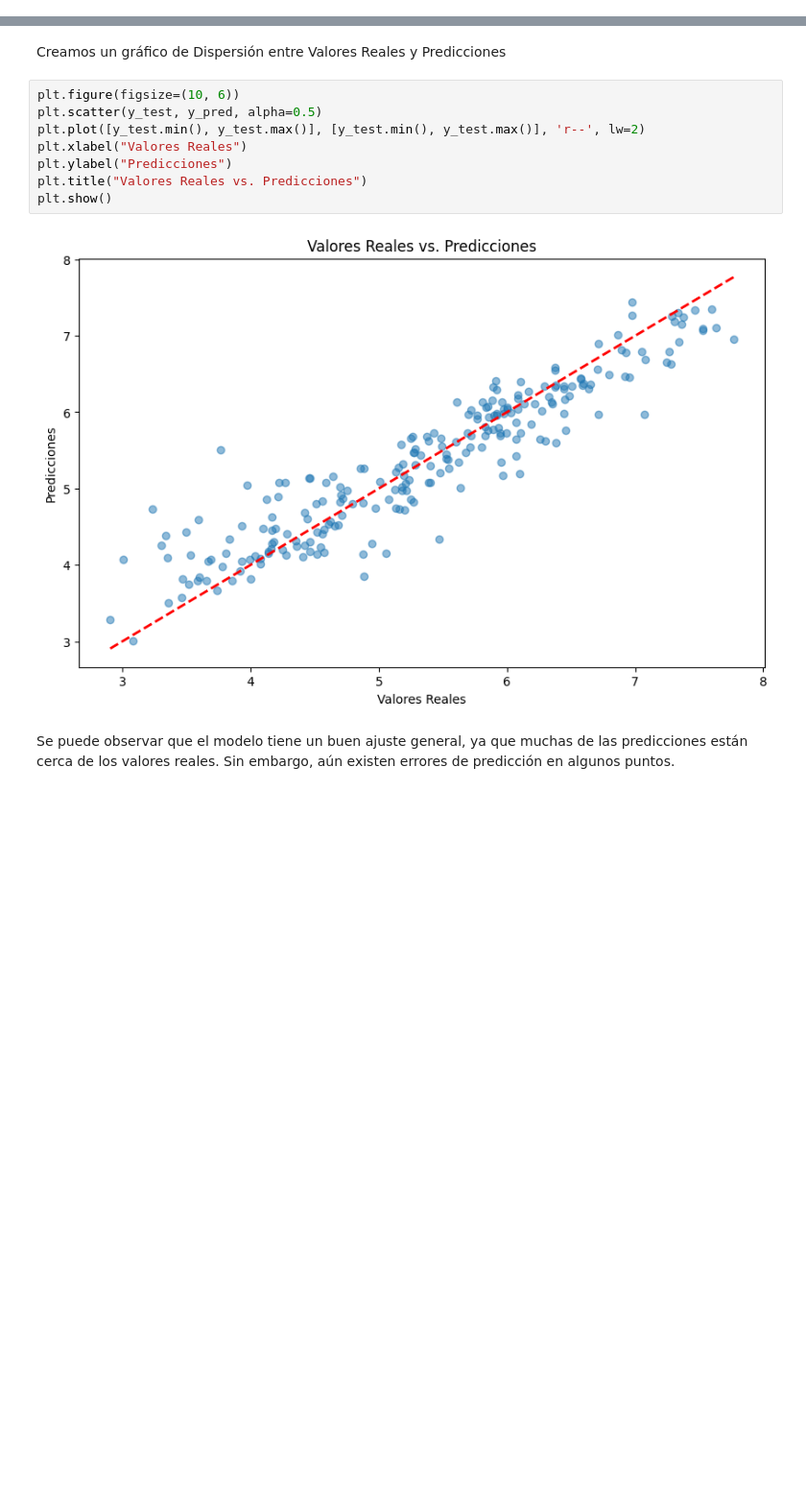
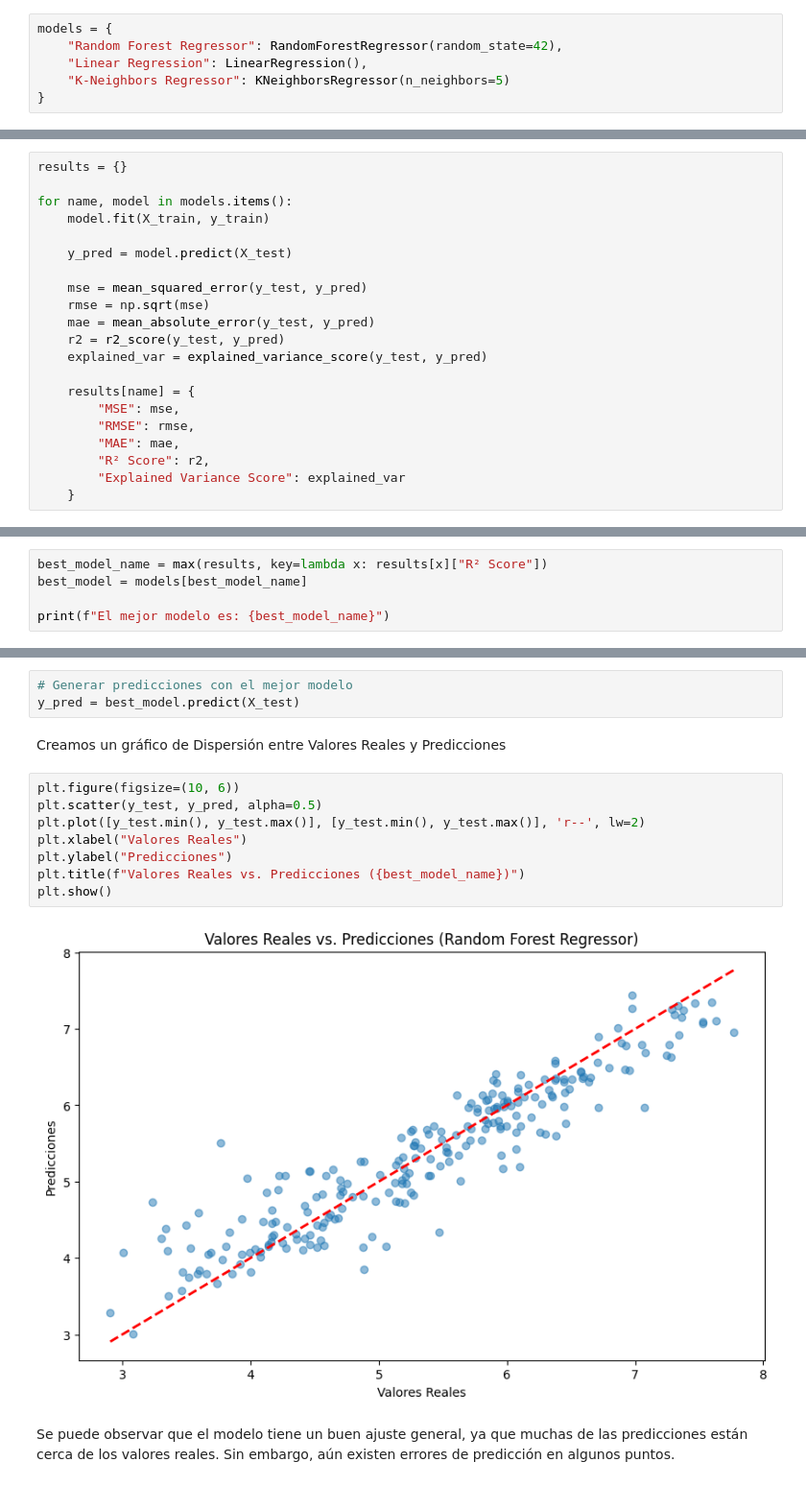
Before and after one commit to camilodelgado23/Analisis_y_Prediccion_indices_de_Felicidad, a Jupyter notebook: Notebooks/model_training.ipynb, the cells around one changed output, grey strips where cells are left out. Shown at 96% size. Saved outputs shown, nothing was run; the diff lists cells and outputs as text; blank space fills up the shorter version.

Commit message:
commit model training

```diff
--- a/Notebooks/model_training.ipynb
+++ b/Notebooks/model_training.ipynb
@@ -88,0 +81,6 @@ y_pred = model.predict(X_test)
+# %%
+models = {
+    "Random Forest Regressor": RandomForestRegressor(random_state=42),
+    "Linear Regression": LinearRegression(),
+    "K-Neighbors Regressor": KNeighborsRegressor(n_neighbors=5)
+}
@@ -88,0 +89,21 @@ y_pred = model.predict(X_test)
+# %%
+results = {}
+
+for name, model in models.items():
+    model.fit(X_train, y_train)
+
+    y_pred = model.predict(X_test)
+
+    mse = mean_squared_error(y_test, y_pred)
+    rmse = np.sqrt(mse)
+    mae = mean_absolute_error(y_test, y_pred)
+    r2 = r2_score(y_test, y_pred)
+    explained_var = explained_variance_score(y_test, y_pred)
+
+    results[name] = {
+        "MSE": mse,
+        "RMSE": rmse,
+        "MAE": mae,
+        "R² Score": r2,
+        "Explained Variance Score": explained_var
+    }
@@ -112,0 +146,5 @@ Explained Variance Score: 0.8627
+# %%
+best_model_name = max(results, key=lambda x: results[x]["R² Score"])
+best_model = models[best_model_name]
+
+print(f"El mejor modelo es: {best_model_name}")
@@ -123,17 +168,20 @@ joblib.dump(model, 'random_forest_model.pkl')
 # %% [markdown]
 #### Creamos graficas para tener una mejor idea del comportamiento del modelo
+# %%
+# Generar predicciones con el mejor modelo
+y_pred = best_model.predict(X_test)
 # %% [markdown]
 Creamos un gráfico de Dispersión entre Valores Reales y Predicciones
 # %%
 plt.figure(figsize=(10, 6))
 plt.scatter(y_test, y_pred, alpha=0.5)
 plt.plot([y_test.min(), y_test.max()], [y_test.min(), y_test.max()], 'r--', lw=2)
 plt.xlabel("Valores Reales")
 plt.ylabel("Predicciones")
-plt.title("Valores Reales vs. Predicciones")
+plt.title(f"Valores Reales vs. Predicciones ({best_model_name})")
 plt.show()
 # %% [output]
-[figure, old version]
+[figure, new version]
 # %% [markdown]
 Se puede observar que el modelo tiene un buen ajuste general, ya que muchas de las predicciones están cerca de los valores reales. Sin embargo, aún existen errores de predicción en algunos puntos.
 # %% [markdown]
```
Also changed, not shown: parts of 20 cells of this notebook.
